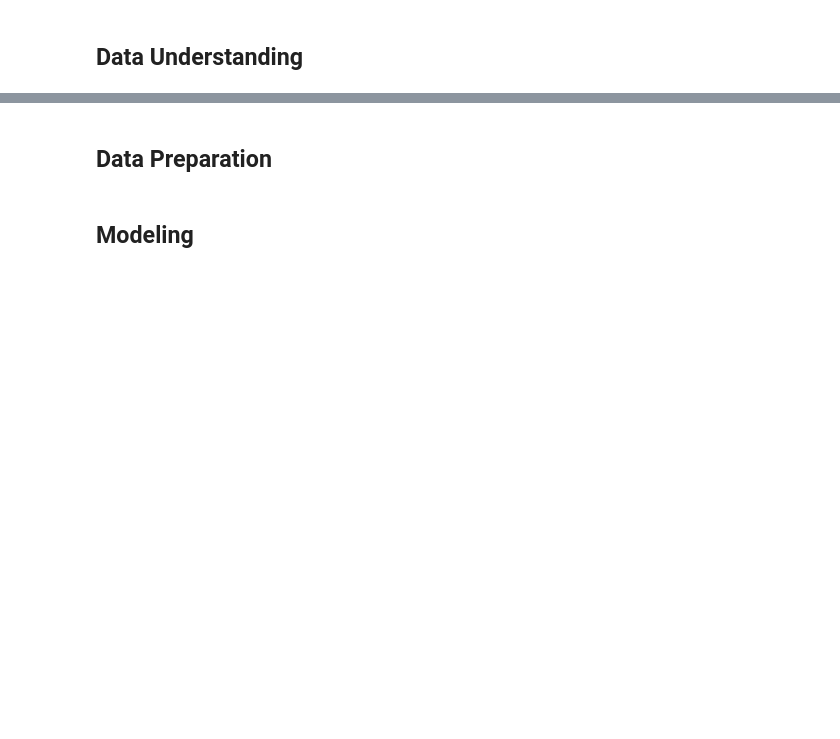
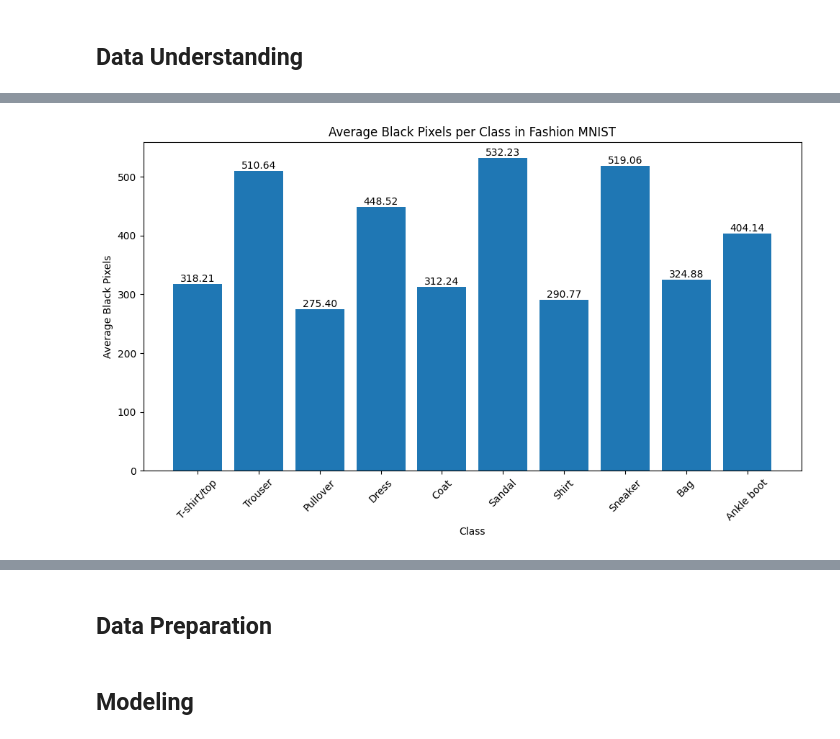
Before and after one commit to LuisaIb/fashion-tuning, a Jupyter notebook: 01presentation.ipynb, the cells around one changed output, grey strips where cells are left out. Cells and saved outputs as stored; diff of their text form; code cells hidden in the pictures; blank space fills up the shorter version.

```diff
--- a/01presentation.ipynb
+++ b/01presentation.ipynb
@@ -15,0 +61,4 @@ other options for titles:
+# %%
+eda.display_average_black_pixels(trainset)
+# %% [output]
+[figure, added]
```
Also changed, not shown: parts of 8 cells of this notebook.
